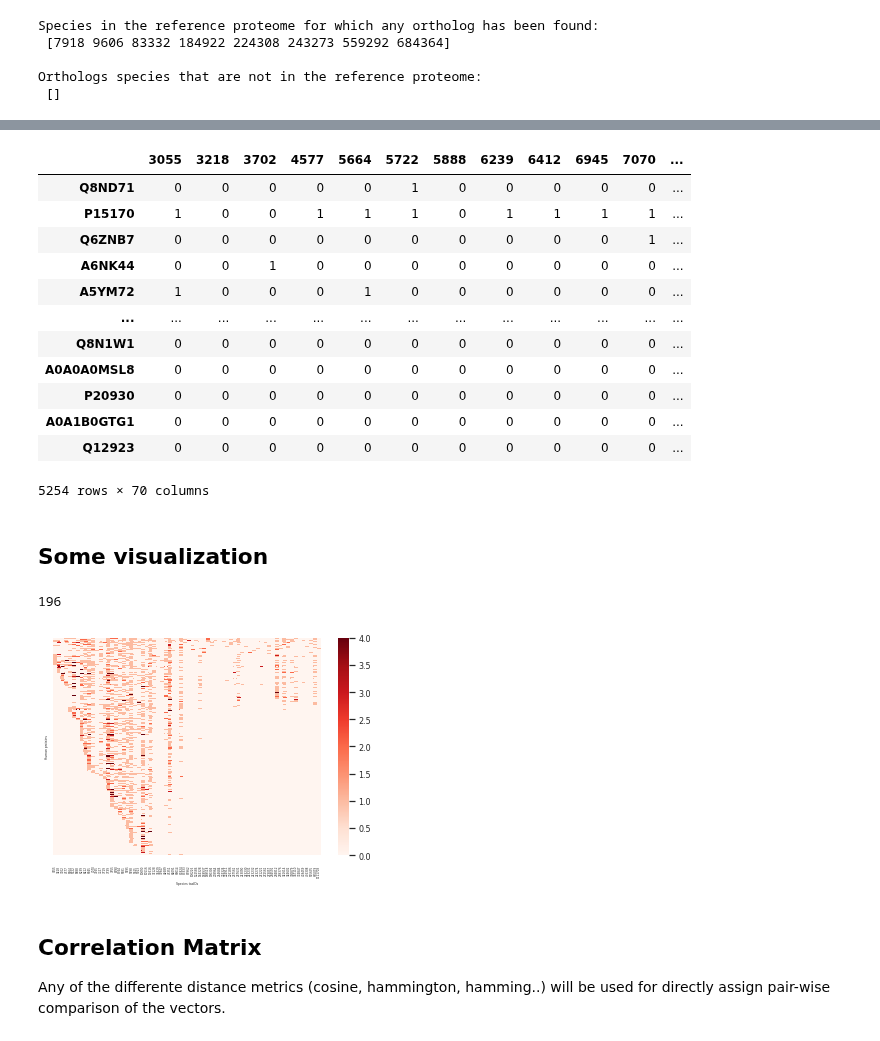
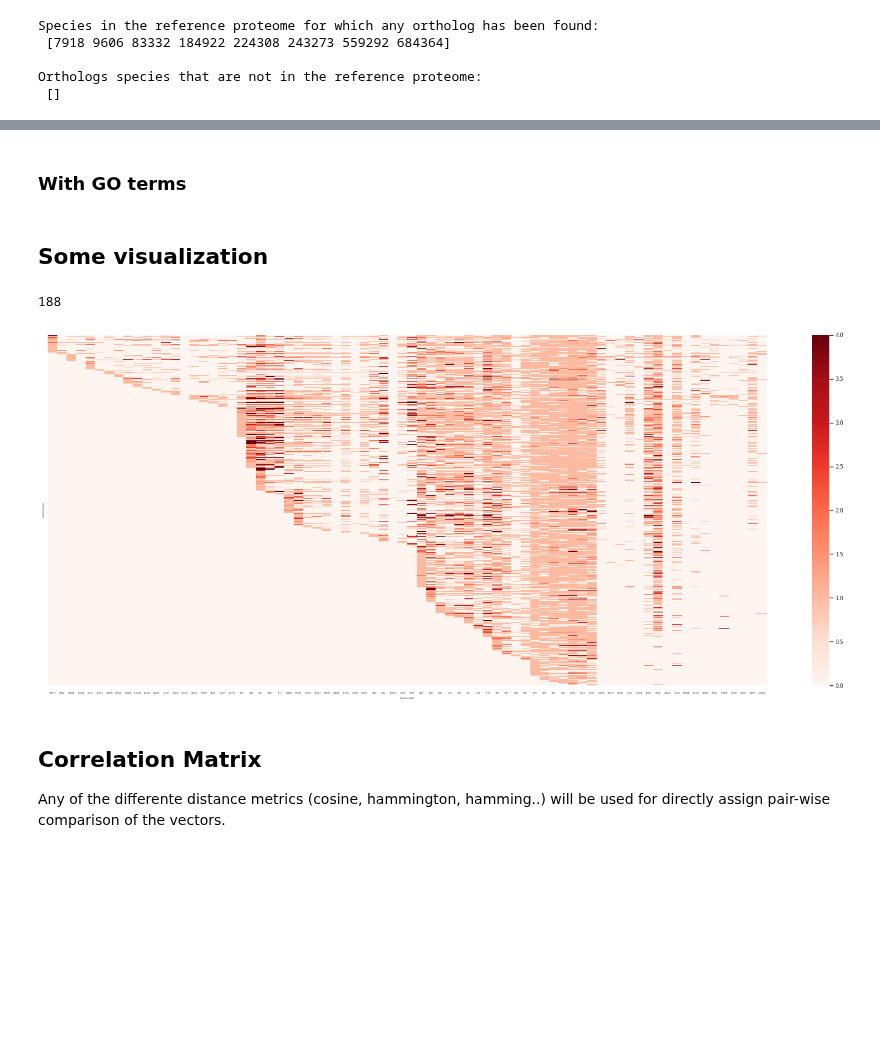
Before and after one commit to geovalexis/PP2GO, a Jupyter notebook: notebooks/phylogenetic_profiling.ipynb, the cells around one changed output, grey strips where cells are left out. Drawn from its saved outputs; the diff is of its cells as text; code cells hidden in the pictures; blank space fills up the shorter version.

Commit message:
Updated heat map with MetaPhOrs 2016 dataset

```diff
--- a/notebooks/phylogenetic_profiling.ipynb
+++ b/notebooks/phylogenetic_profiling.ipynb
@@ -56,59 +76,62 @@ import pandas as pd
 import numpy as np
 
 def getOrthologsPresenceMatrix():
-    orthologs_counts_matrix = pd.read_csv("drive/MyDrive/TFG/orthologs_counts_matrix.tsv", sep="\t", header=0, index_col=0)
+    orthologs_counts_matrix = getOrthologsCountsMatrix()
     orthologs_counts_matrix_presence_absence = orthologs_counts_matrix.applymap(lambda x: 1 if x >= 1 else 0)
     return orthologs_counts_matrix_presence_absence
 
 def getOrthologsCountsMatrix():
     orthologs_counts_matrix = pd.read_csv("drive/MyDrive/TFG/orthologs_counts_matrix.tsv", sep="\t", header=0, index_col=0)
     return orthologs_counts_matrix
-
-getOrthologsPresenceMatrix()
-# %% [output]
-|  | 3055 | 3218 | 3702 | 4577 | 5664 | 5722 | 5888 | 6239 | 6412 | 6945 | 7070 | ... |
-| Q8ND71 | 0 | 0 | 0 | 0 | 0 | 1 | 0 | 0 | 0 | 0 | 0 | ... |
-| P15170 | 1 | 0 | 0 | 1 | 1 | 1 | 0 | 1 | 1 | 1 | 1 | ... |
-| Q6ZNB7 | 0 | 0 | 0 | 0 | 0 | 0 | 0 | 0 | 0 | 0 | 1 | ... |
-| A6NK44 | 0 | 0 | 1 | 0 | 0 | 0 | 0 | 0 | 0 | 0 | 0 | ... |
-| A5YM72 | 1 | 0 | 0 | 0 | 1 | 0 | 0 | 0 | 0 | 0 | 0 | ... |
-| ... | ... | ... | ... | ... | ... | ... | ... | ... | ... | ... | ... | ... |
-| Q8N1W1 | 0 | 0 | 0 | 0 | 0 | 0 | 0 | 0 | 0 | 0 | 0 | ... |
-| A0A0A0MSL8 | 0 | 0 | 0 | 0 | 0 | 0 | 0 | 0 | 0 | 0 | 0 | ... |
-| P20930 | 0 | 0 | 0 | 0 | 0 | 0 | 0 | 0 | 0 | 0 | 0 | ... |
-| A0A1B0GTG1 | 0 | 0 | 0 | 0 | 0 | 0 | 0 | 0 | 0 | 0 | 0 | ... |
-| Q12923 | 0 | 0 | 0 | 0 | 0 | 0 | 0 | 0 | 0 | 0 | 0 | ... |
-5254 rows × 70 columns
+# %% [markdown]
+### With GO terms
+# %%
+import pandas as pd
+import numpy as np
+
+def getOrthologsPresenceMatrix():
+    orthologs_counts_matrix = getOrthologsCountsMatrix()
+    orthologs_counts_matrix_presence_absence = orthologs_counts_matrix.applymap(lambda x: 1 if x >= 1 else 0)
+    return orthologs_counts_matrix_presence_absence
+
+def getOrthologsCountsMatrix():
+    orthologs_counts_matrix = pd.read_csv("drive/MyDrive/TFG/MtP_201601_blasted-pp_matrix_counts.tab", sep="\t", header=0, index_col=0)
+    orthologs_counts_matrix.drop(labels="GO_IDs", axis=1, inplace=True)
+    return orthologs_counts_matrix
 # %% [markdown]
 ## Some visualization
 # %%
-#orthologs_counts_matrix[orthologs_counts_matrix[7739]>10] # 7739 has a high number of orthologs
 # Maximum value found in the dataset:
-orthologs_counts_matrix.max().max()
+getOrthologsCountsMatrix().max().max()
 # %% [output]
-196
+188
 # %%
 import seaborn as sb
 import matplotlib.pyplot as plt
 
 def plotHeatMap(matrix, ylabel_name="", xlabel_name="", save_name=None, vmin=None, vmax=None, **kwargs):
     sb.set(font_scale=0.25) # So that all the x labels can fit within the graph
     plt.figure(figsize=(25, 10))
     heat_map = sb.heatmap(matrix, cmap="Reds",  yticklabels=False, vmin=vmin, vmax=vmax, **kwargs) # The max nº of orthologs that has been found is 196, so we need to cut this off in order to have a good visualization
     # plt.tight_layout() # For avoiding matplot from saving the image with x label cut off
     # Change fontsize of the color bar
     colorbar = heat_map.collections[0].colorbar
     colorbar.ax.tick_params(labelsize=8)
     plt.ylabel(ylabel_name)
     plt.xlabel(xlabel_name)
     if save_name:
         plt.savefig(save_name, dpi=300)
     plt.show()
     plt.close()
 
-plotHeatMap(orthologs_counts_matrix, ylabel_name='Human proteins', xlabel_name="Species taxIDs", save_name='drive/MyDrive/TFG/orthologs_counts_heatmap.png', vmax=4)
+plotHeatMap(getOrthologsCountsMatrix(),
+            ylabel_name='Human proteins',
+            xlabel_name="Species taxIDs",
+            #save_name='drive/MyDrive/TFG/orthologs_counts_heatmap.png',
+            vmax=4
+            )
 # %% [output]
-[figure, old version]
+[figure, new version]
 # %% [markdown]
 ## Correlation Matrix
 
```
Also changed, not shown: parts of 3 cells of this notebook.
